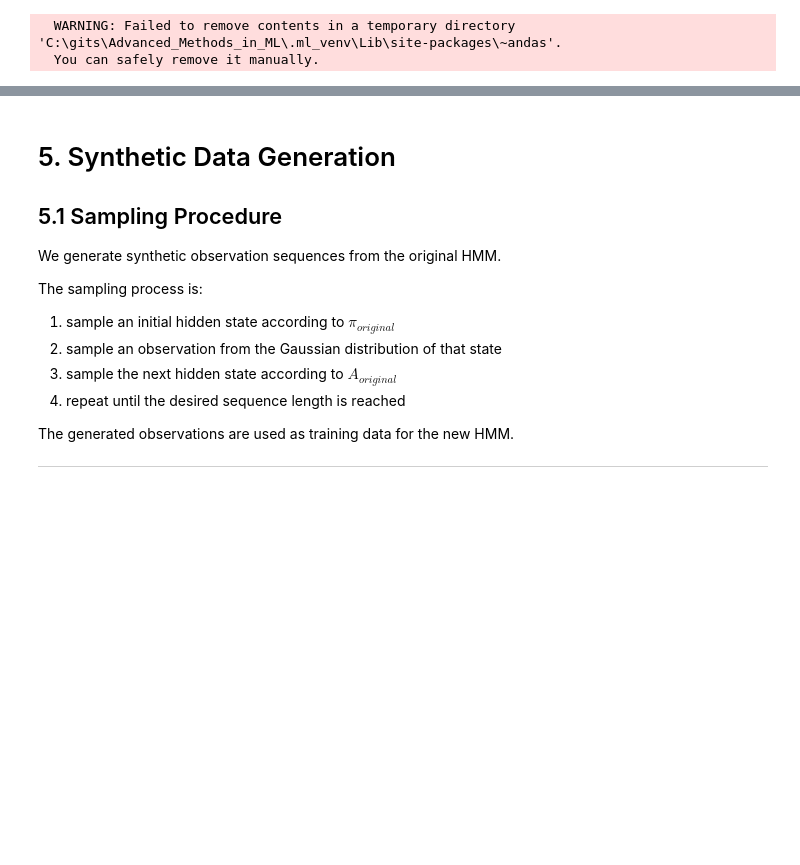
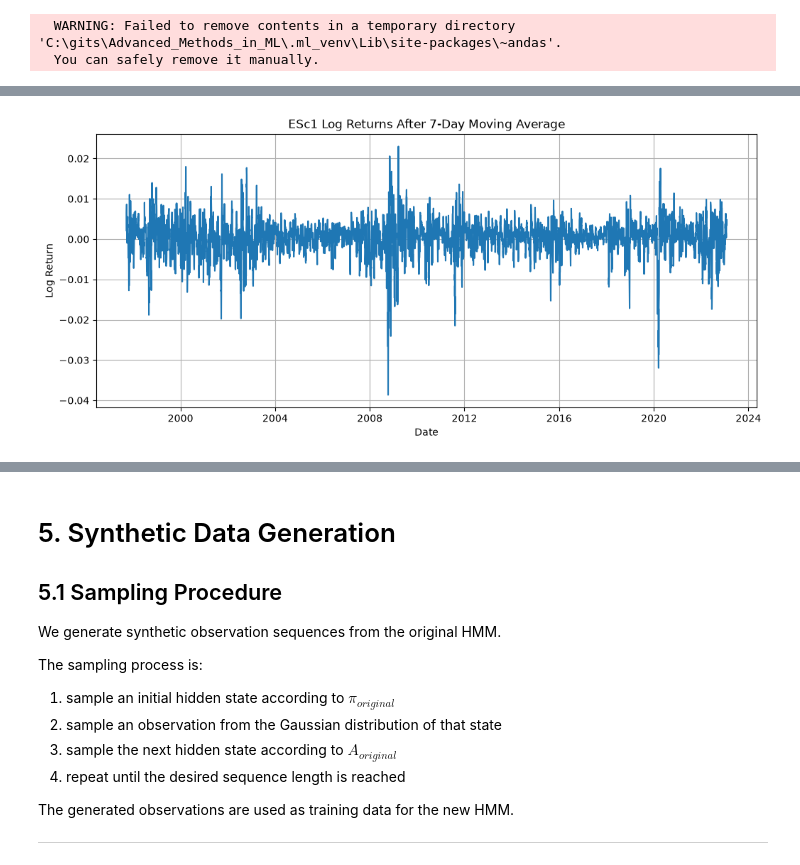
Before and after one commit to davidazimov069-maker/Advanced_Methods_in_ML, a Jupyter notebook: HMM_Project_DavidAndAviad.ipynb, the cells around one changed output, grey strips where cells are left out. Drawn from its saved outputs; the diff is of its cells as text; code cells hidden in the pictures; blank space fills up the shorter version.

```diff
--- a/HMM_Project_DavidAndAviad.ipynb
+++ b/HMM_Project_DavidAndAviad.ipynb
@@ -784,0 +710,8 @@ where:
+# %%
+# Applying data preperation
+prices_prepared, prices_array = prepare_data_for_model_input(prices, ma=7)
+
+print("Prepared data shape:", prices_prepared.shape)
+print("HMM input array shape:", prices_array.shape)
+
+prices_prepared.head()
@@ -784,0 +728,11 @@ where:
+# %%
+# Log return visualization
+plt.figure(figsize=(12, 5))
+plt.plot(prices_prepared.index, prices_prepared[f"{trading_instrument}_log_return"])
+plt.title("ESc1 Log Returns After 7-Day Moving Average")
+plt.xlabel("Date")
+plt.ylabel("Log Return")
+plt.grid(True)
+plt.show()
+# %% [output]
+[figure, added]
```
Also changed, not shown: parts of 29 cells of this notebook, 1 other file.
